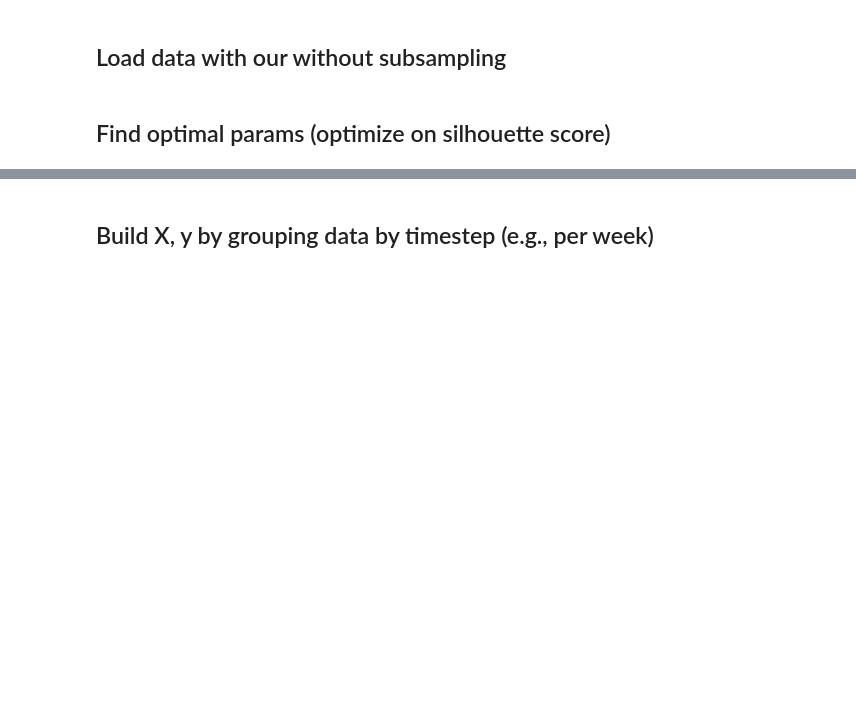
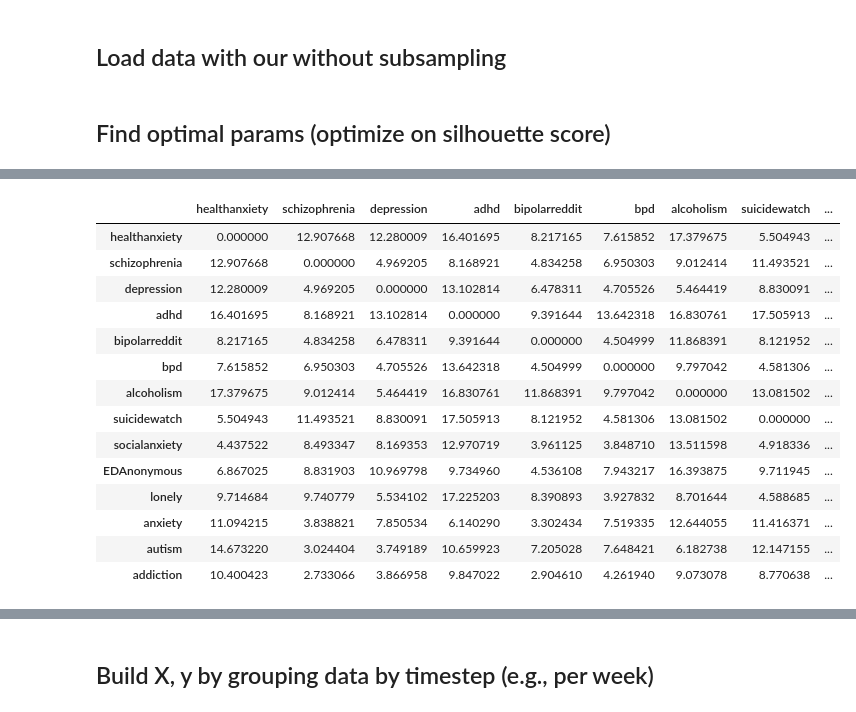
Before and after one commit to danielmlow/reddit, a Jupyter notebook: reddit_cluster.ipynb, the cells around one changed output, grey strips where cells are left out. Drawn from its saved outputs; the diff is of its cells as text; code cells hidden in the pictures; blank space fills up the shorter version.

```diff
--- a/reddit_cluster.ipynb
+++ b/reddit_cluster.ipynb
@@ -398,0 +431,18 @@ runnning metrics
+# %%
+results_gs_dists
+# %% [output]
+|  | healthanxiety | schizophrenia | depression | adhd | bipolarreddit | bpd | alcoholism | suicidewatch | ... |
+| healthanxiety | 0.000000 | 12.907668 | 12.280009 | 16.401695 | 8.217165 | 7.615852 | 17.379675 | 5.504943 | ... |
+| schizophrenia | 12.907668 | 0.000000 | 4.969205 | 8.168921 | 4.834258 | 6.950303 | 9.012414 | 11.493521 | ... |
+| depression | 12.280009 | 4.969205 | 0.000000 | 13.102814 | 6.478311 | 4.705526 | 5.464419 | 8.830091 | ... |
+| adhd | 16.401695 | 8.168921 | 13.102814 | 0.000000 | 9.391644 | 13.642318 | 16.830761 | 17.505913 | ... |
+| bipolarreddit | 8.217165 | 4.834258 | 6.478311 | 9.391644 | 0.000000 | 4.504999 | 11.868391 | 8.121952 | ... |
+| bpd | 7.615852 | 6.950303 | 4.705526 | 13.642318 | 4.504999 | 0.000000 | 9.797042 | 4.581306 | ... |
+| alcoholism | 17.379675 | 9.012414 | 5.464419 | 16.830761 | 11.868391 | 9.797042 | 0.000000 | 13.081502 | ... |
+| suicidewatch | 5.504943 | 11.493521 | 8.830091 | 17.505913 | 8.121952 | 4.581306 | 13.081502 | 0.000000 | ... |
+| socialanxiety | 4.437522 | 8.493347 | 8.169353 | 12.970719 | 3.961125 | 3.848710 | 13.511598 | 4.918336 | ... |
+| EDAnonymous | 6.867025 | 8.831903 | 10.969798 | 9.734960 | 4.536108 | 7.943217 | 16.393875 | 9.711945 | ... |
+| lonely | 9.714684 | 9.740779 | 5.534102 | 17.225203 | 8.390893 | 3.927832 | 8.701644 | 4.588685 | ... |
+| anxiety | 11.094215 | 3.838821 | 7.850534 | 6.140290 | 3.302434 | 7.519335 | 12.644055 | 11.416371 | ... |
+| autism | 14.673220 | 3.024404 | 3.749189 | 10.659923 | 7.205028 | 7.648421 | 6.182738 | 12.147155 | ... |
+| addiction | 10.400423 | 2.733066 | 3.866958 | 9.847022 | 2.904610 | 4.261940 | 9.073078 | 8.770638 | ... |
```
Also changed, not shown: parts of 8 cells of this notebook, 2 other files.
